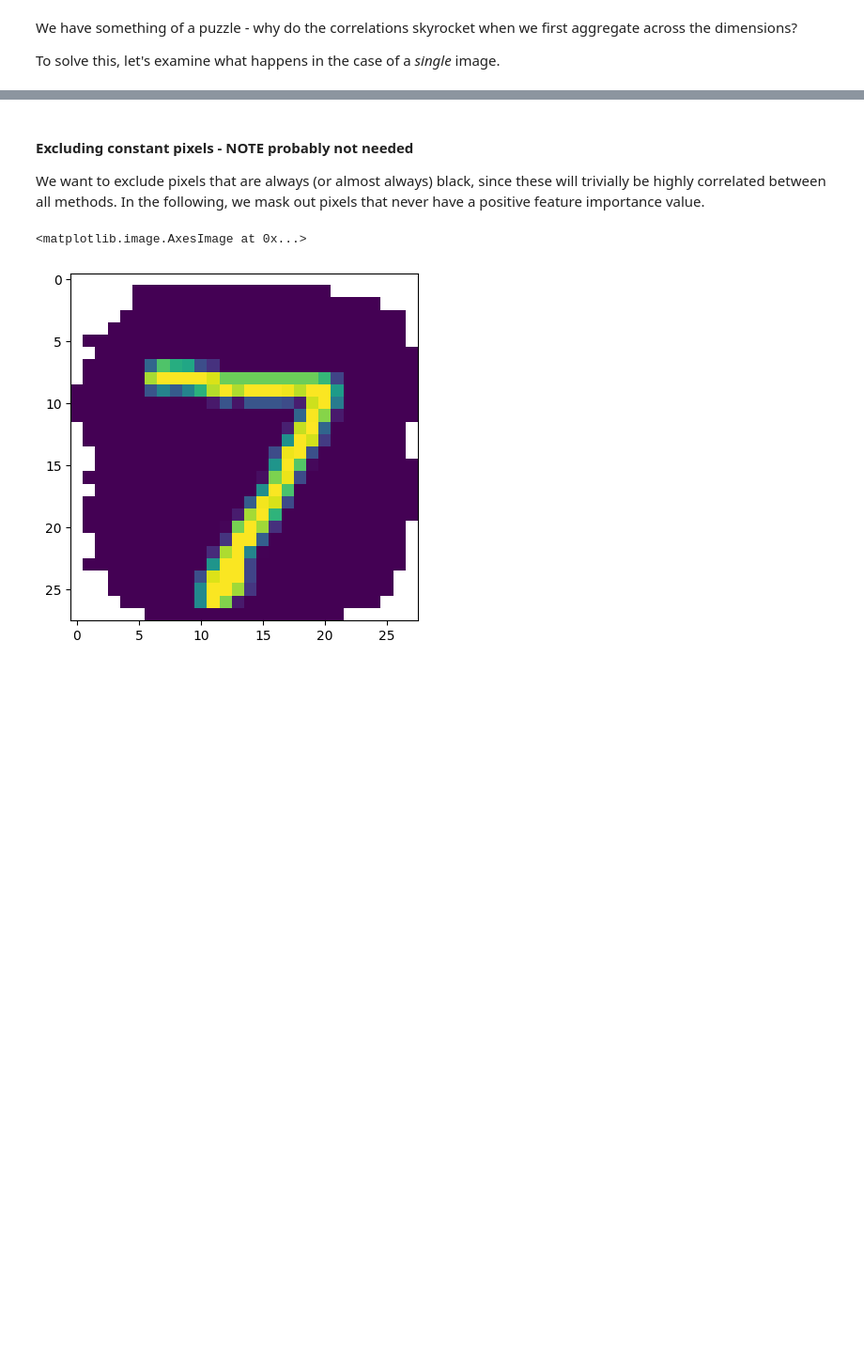
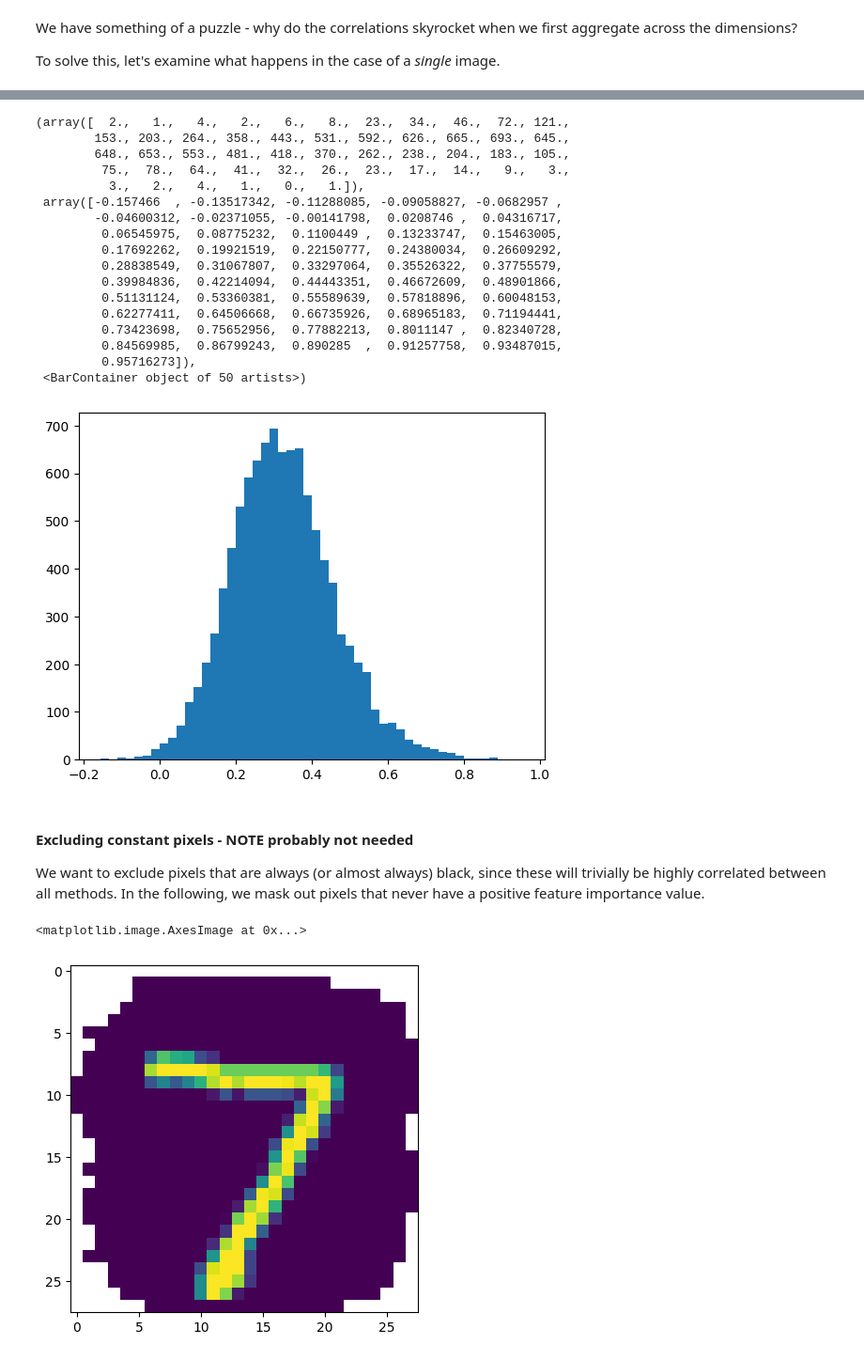
Before and after one commit to jwagenbach/FACT, a Jupyter notebook: extensions/generate_encoder_vs_decoder_correlations.ipynb, the cells around one changed output, grey strips where cells are left out. Shown: that part at 94% size. Saved outputs shown, nothing was run; the diff lists cells and outputs as text; code cells hidden in the pictures; blank space fills up the shorter version.

```diff
--- a/extensions/generate_encoder_vs_decoder_correlations.ipynb
+++ b/extensions/generate_encoder_vs_decoder_correlations.ipynb
@@ -201,3 +205,48 @@ array([[0.0000000e+00, 0.0000000e+00, 0.0000000e+00, 0.0000000e+00,
+# %%
+def image_pearson(i: int, dataset, encoder_attributions, full_attributions, mask_dead_pixels=True):
+    X, y = dataset[i]
+    X = X.squeeze()
+
+    X = X.squeeze()
+    a_enc_i = encoder_attributions[i].squeeze()
+    a_full_i = full_attributions[i].squeeze()
+
+    if mask_dead_pixels:
+        mask = (X == 0)
+        a_enc_i = a_enc_i[~mask]
+        a_full_i = a_full_i[~mask]
+
+    rho = np.corrcoef(a_enc_i.flatten(), a_full_i.flatten())[0, 1]
+
+    return rho
+
+rhos = []
+for i in range(len(test_dataset)):
+    rho = image_pearson(i, test_dataset, encoder_attributions, pipeline_attributions, mask_dead_pixels=True)
+    rhos.append(rho)
+
+rhos = np.array(rhos)
+# %%
+plt.hist(rhos, bins=50)
+# %% [output]
+(array([  2.,   1.,   4.,   2.,   6.,   8.,  23.,  34.,  46.,  72., 121.,
+        153., 203., 264., 358., 443., 531., 592., 626., 665., 693., 645.,
+        648., 653., 553., 481., 418., 370., 262., 238., 204., 183., 105.,
+         75.,  78.,  64.,  41.,  32.,  26.,  23.,  17.,  14.,   9.,   3.,
+          3.,   2.,   4.,   1.,   0.,   1.]),
+ array([-0.157466  , -0.13517342, -0.11288085, -0.09058827, -0.0682957 ,
+        -0.04600312, -0.02371055, -0.00141798,  0.0208746 ,  0.04316717,
+         0.06545975,  0.08775232,  0.1100449 ,  0.13233747,  0.15463005,
+         0.17692262,  0.19921519,  0.22150777,  0.24380034,  0.26609292,
+         0.28838549,  0.31067807,  0.33297064,  0.35526322,  0.37755579,
+         0.39984836,  0.42214094,  0.44443351,  0.46672609,  0.48901866,
+         0.51131124,  0.53360381,  0.55589639,  0.57818896,  0.60048153,
+         0.62277411,  0.64506668,  0.66735926,  0.68965183,  0.71194441,
+         0.73423698,  0.75652956,  0.77882213,  0.8011147 ,  0.82340728,
+         0.84569985,  0.86799243,  0.890285  ,  0.91257758,  0.93487015,
+         0.95716273]),
+ <BarContainer object of 50 artists>)
+[figure, added]
 # %% [markdown]
 #### Excluding constant pixels - NOTE probably not needed
 
```
Also changed, not shown: parts of 16 cells of this notebook.
